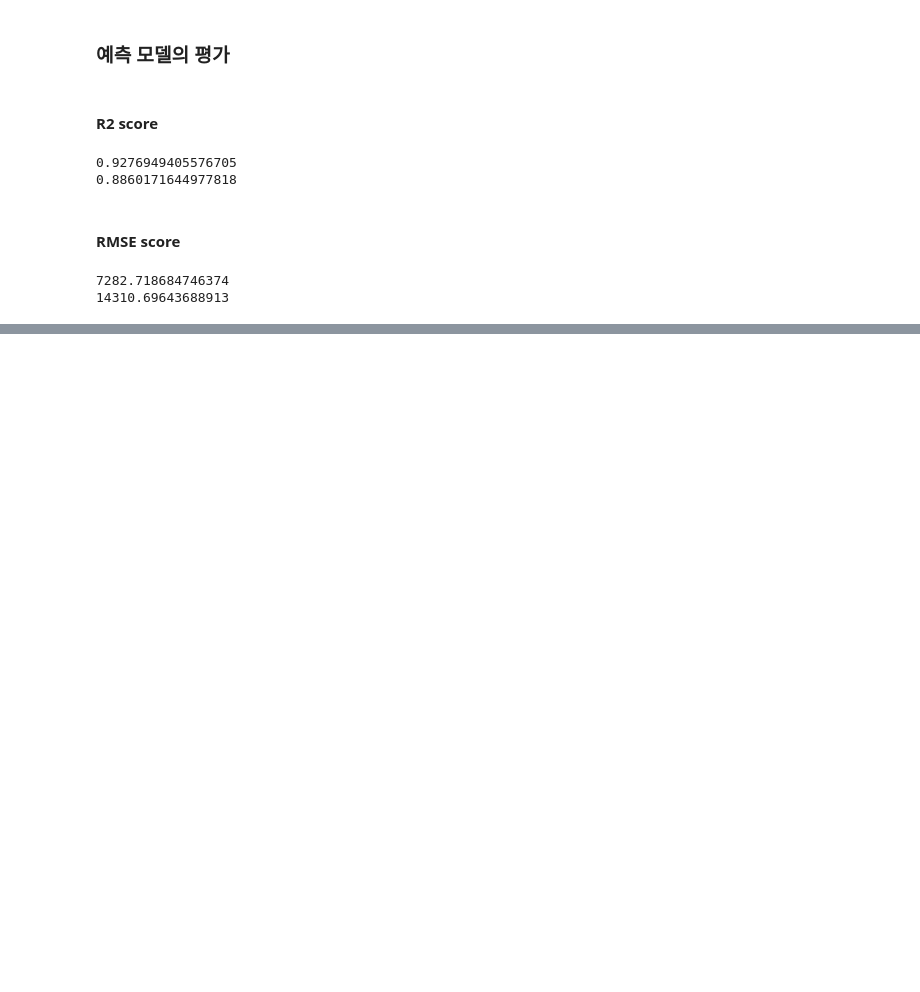
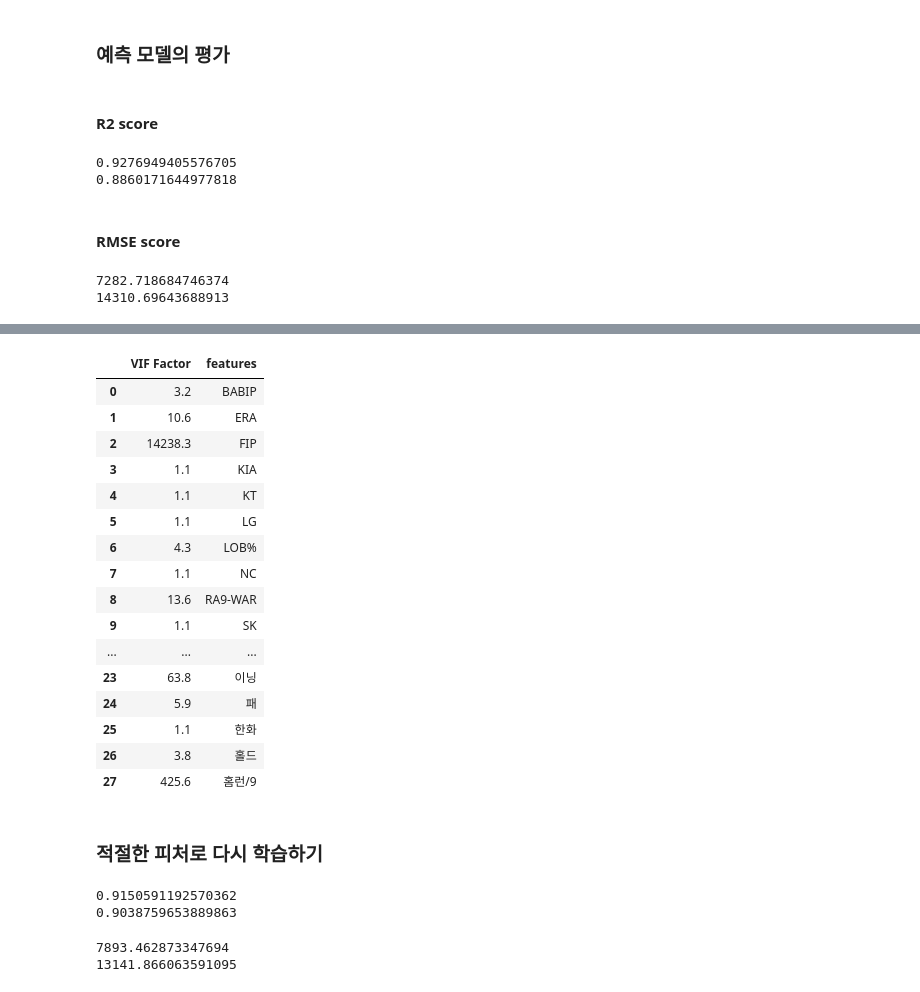
Before and after one commit to Ahyun0326/data_science, a Jupyter notebook: 연봉 예측 분석.ipynb, the cells around one changed output, grey strips where cells are left out. Drawn from its saved outputs; the diff is of its cells as text; code cells hidden in the pictures; blank space fills up the shorter version.

```diff
--- a/연봉 예측 분석.ipynb
+++ b/연봉 예측 분석.ipynb
@@ -323,0 +355,25 @@ print(sqrt(mean_squared_error(y_test, y_predictions)))  # test RMSE score를 출
+# %%
+vif = pd.DataFrame()
+vif['VIF Factor'] = [variance_inflation_factor(X.values, i) for i in range(X.shape[1])]
+vif['features'] = X.columns
+vif.round(1)
+# %% [output]
+|  | VIF Factor | features |
+| 0 | 3.2 | BABIP |
+| 1 | 10.6 | ERA |
+| 2 | 14238.3 | FIP |
+| 3 | 1.1 | KIA |
+| 4 | 1.1 | KT |
+| 5 | 1.1 | LG |
+| 6 | 4.3 | LOB% |
+| 7 | 1.1 | NC |
+| 8 | 13.6 | RA9-WAR |
+| 9 | 1.1 | SK |
+| ... | ... | ... |
+| 23 | 63.8 | 이닝 |
+| 24 | 5.9 | 패 |
+| 25 | 1.1 | 한화 |
+| 26 | 3.8 | 홀드 |
+| 27 | 425.6 | 홈런/9 |
+# %% [markdown]
+### 적절한 피처로 다시 학습하기
@@ -323,0 +391,18 @@ print(sqrt(mean_squared_error(y_test, y_predictions)))  # test RMSE score를 출
+# %%
+# 결과를 출력한다.
+
+print(model.score(X_train, y_train)) # train R2 score를 출력
+print(model.score(X_test, y_test))   # test R2 score를 출력
+# %% [output]
+0.9150591192570362
+0.9038759653889863
+# %%
+# 회귀 분석 모델을 평가한다.
+
+y_predictions = lr.predict(X_train)
+print(sqrt(mean_squared_error(y_train, y_predictions)))
+y_predictions = lr.predict(X_test)
+print(sqrt(mean_squared_error(y_test, y_predictions)))
+# %% [output]
+7893.462873347694
+13141.866063591095
```
Also changed, not shown: parts of 12 cells of this notebook.
